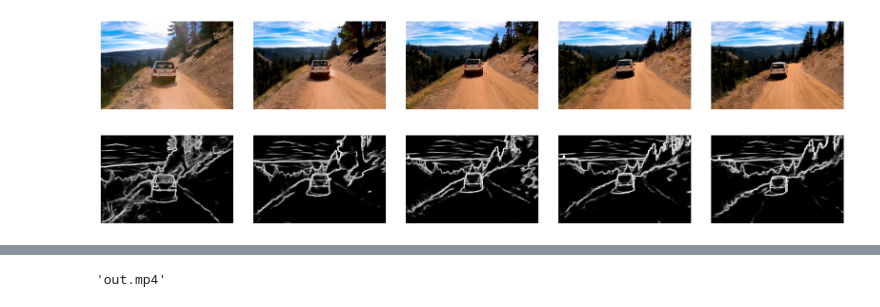
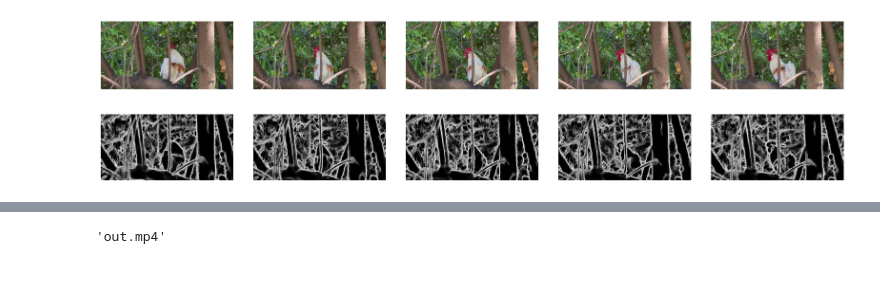
Before and after one commit to TheDenk/cogvideox-controlnet, a Jupyter notebook: inference/controlnet_inference.ipynb, the cells around one changed output, grey strips where cells are left out. Saved outputs shown, nothing was run; the diff lists cells and outputs as text; code cells hidden in the pictures; blank space fills up the shorter version.

```diff
--- a/inference/controlnet_inference.ipynb
+++ b/inference/controlnet_inference.ipynb
@@ -61,15 +61,15 @@ pipe.enable_sequential_cpu_offload()
 controlnet_processor = HEDdetector.from_pretrained("lllyasviel/Annotators").to(device='cuda')
 # %%
 num_frames = 49
-video_path = '../resources/car.mp4'
+video_path = '../resources/cock.MOV'
 video_frames = load_video(video_path)[:num_frames]
 controlnet_frames = [controlnet_processor(x) for x in video_frames]
 
 show_images(video_frames[::10], figsize=(16, 8))
 show_images(controlnet_frames[::10], figsize=(16, 8))
 # %% [output]
-[figure, old version]
+[figure, new version]
-[figure, old version]
+[figure, new version]
 # %%
 output = pipe(
     controlnet_frames=controlnet_frames,
```
Also changed, not shown: parts of 3 cells of this notebook, 3 other files.
